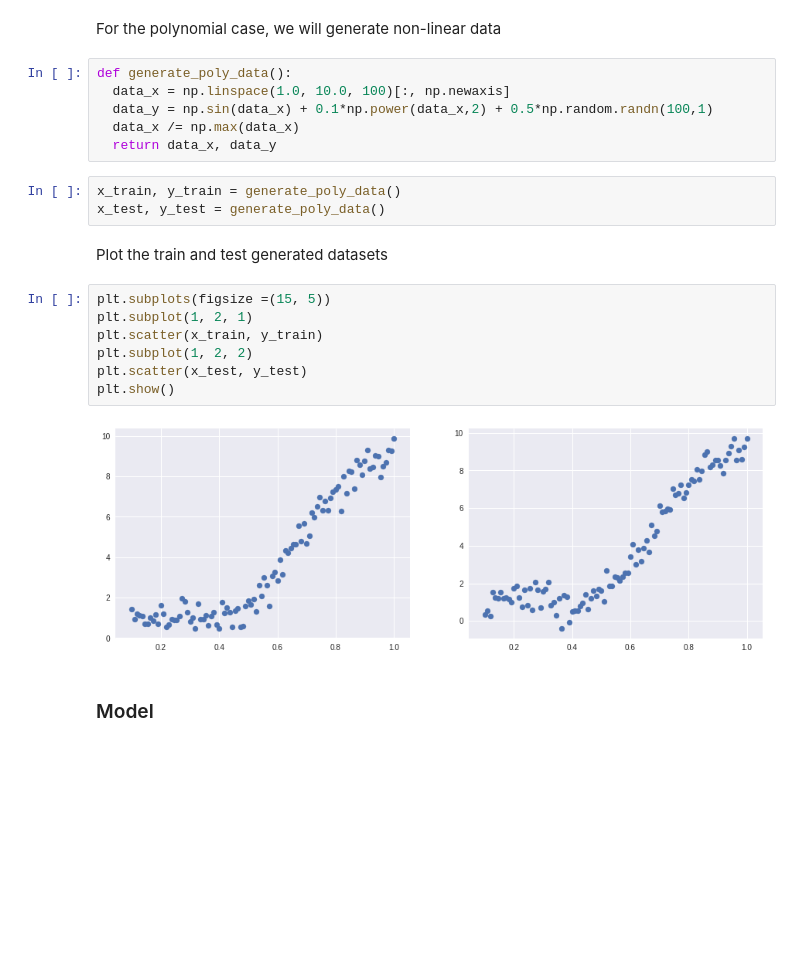
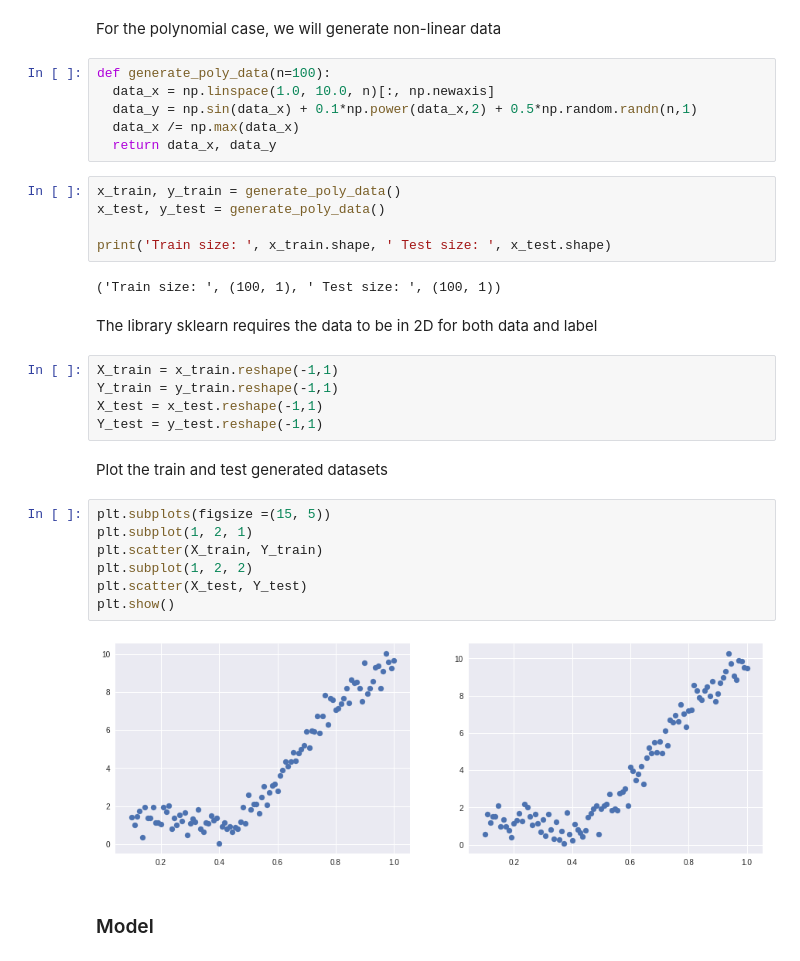
Before and after one commit to jariasf/Machine-Learning, a Jupyter notebook: Linear Regression/Linear_Regression.ipynb, the cells around one changed output. Cells and saved outputs as stored; diff of their text form; blank space fills up the shorter version.

```diff
--- a/Linear Regression/Linear_Regression.ipynb
+++ b/Linear Regression/Linear_Regression.ipynb
@@ -350,25 +353,36 @@ plot_fit(X_test, Y_test, Y_pred)
 # %% [markdown]
 For the polynomial case, we will generate non-linear data
 # %%
-def generate_poly_data():
-  data_x = np.linspace(1.0, 10.0, 100)[:, np.newaxis]
-  data_y = np.sin(data_x) + 0.1*np.power(data_x,2) + 0.5*np.random.randn(100,1)
+def generate_poly_data(n=100):
+  data_x = np.linspace(1.0, 10.0, n)[:, np.newaxis]
+  data_y = np.sin(data_x) + 0.1*np.power(data_x,2) + 0.5*np.random.randn(n,1)
   data_x /= np.max(data_x)
   return data_x, data_y
 # %%
 x_train, y_train = generate_poly_data()
 x_test, y_test = generate_poly_data()
+
+print('Train size: ', x_train.shape, ' Test size: ', x_test.shape)
+# %% [output]
+('Train size: ', (100, 1), ' Test size: ', (100, 1))
+# %% [markdown]
+The library sklearn requires the data to be in 2D for both data and label
+# %%
+X_train = x_train.reshape(-1,1)
+Y_train = y_train.reshape(-1,1)
+X_test = x_test.reshape(-1,1)
+Y_test = y_test.reshape(-1,1)
 # %% [markdown]
 Plot the train and test generated datasets
 # %%
 plt.subplots(figsize =(15, 5))
 plt.subplot(1, 2, 1)
-plt.scatter(x_train, y_train)
+plt.scatter(X_train, Y_train)
 plt.subplot(1, 2, 2)
-plt.scatter(x_test, y_test)
+plt.scatter(X_test, Y_test)
 plt.show()
 # %% [output]
-[figure, old version]
+[figure, new version]
 # %% [markdown]
 ### Model
 # %% [markdown]
```
Also changed, not shown: parts of 45 cells of this notebook.
